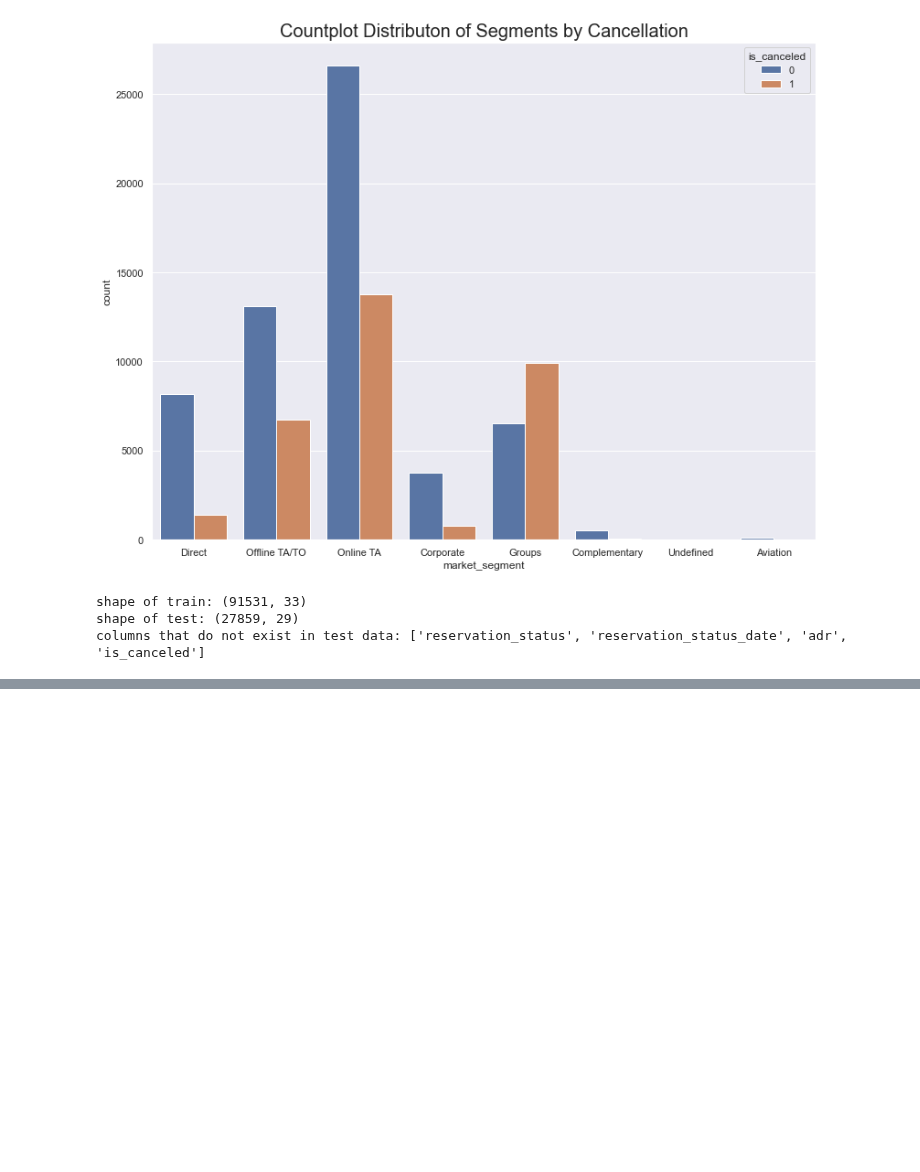
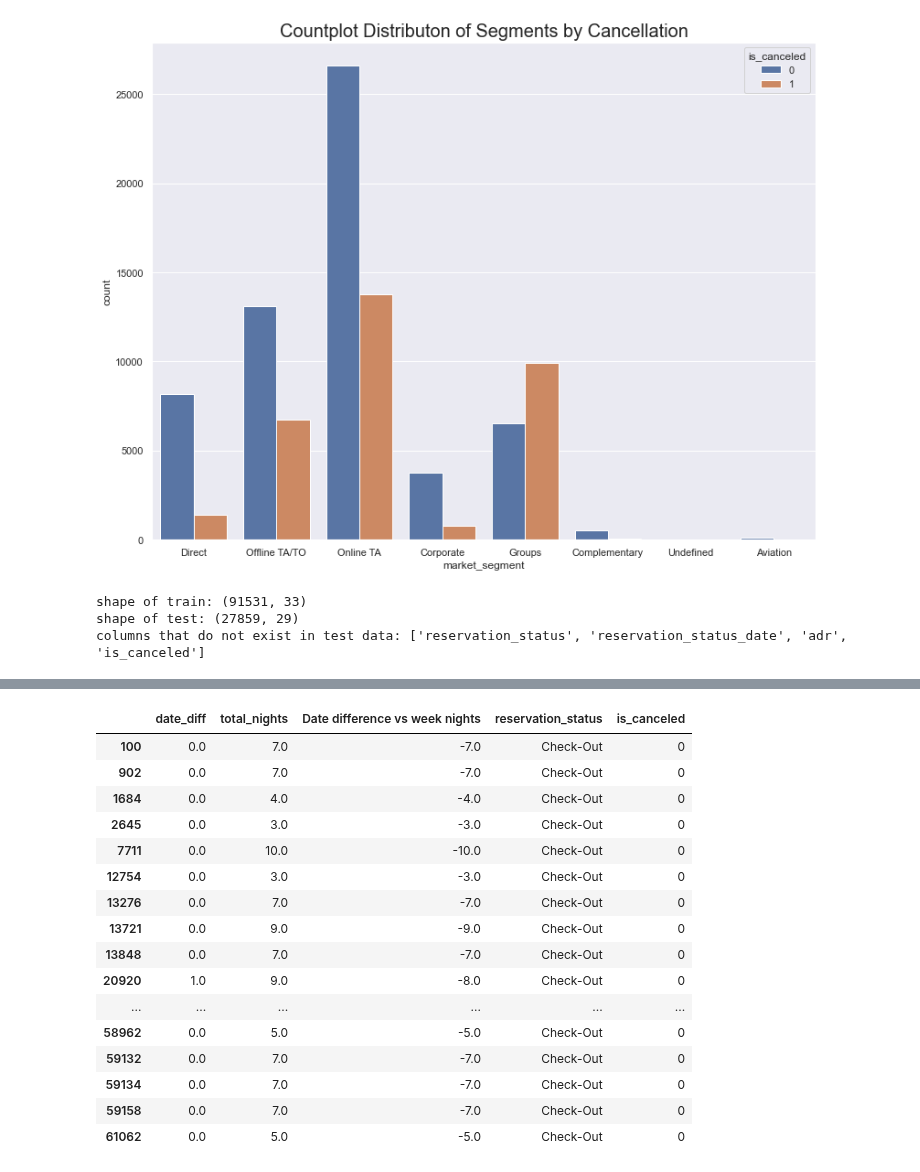
Before and after one commit to tychenNTU/MLTech_final_project, a Jupyter notebook: data.ipynb, the cells around one changed output, grey strips where cells are left out. Saved outputs shown, nothing was run; the diff lists cells and outputs as text; code cells hidden in the pictures; blank space fills up the shorter version.

```diff
--- a/data.ipynb
+++ b/data.ipynb
@@ -83,0 +149,21 @@ columns that do not exist in test data: ['reservation_status', 'reservation_stat
+# %%
+tmp = data[data['Date difference vs week nights'] != 0]
+tmp[['date_diff', 'total_nights', 'Date difference vs week nights', 'reservation_status', 'is_canceled']]
+# %% [output]
+|  | date_diff | total_nights | Date difference vs week nights | reservation_status | is_canceled |
+| 100 | 0.0 | 7.0 | -7.0 | Check-Out | 0 |
+| 902 | 0.0 | 7.0 | -7.0 | Check-Out | 0 |
+| 1684 | 0.0 | 4.0 | -4.0 | Check-Out | 0 |
+| 2645 | 0.0 | 3.0 | -3.0 | Check-Out | 0 |
+| 7711 | 0.0 | 10.0 | -10.0 | Check-Out | 0 |
+| 12754 | 0.0 | 3.0 | -3.0 | Check-Out | 0 |
+| 13276 | 0.0 | 7.0 | -7.0 | Check-Out | 0 |
+| 13721 | 0.0 | 9.0 | -9.0 | Check-Out | 0 |
+| 13848 | 0.0 | 7.0 | -7.0 | Check-Out | 0 |
+| 20920 | 1.0 | 9.0 | -8.0 | Check-Out | 0 |
+| ... | ... | ... | ... | ... | ... |
+| 58962 | 0.0 | 5.0 | -5.0 | Check-Out | 0 |
+| 59132 | 0.0 | 7.0 | -7.0 | Check-Out | 0 |
+| 59134 | 0.0 | 7.0 | -7.0 | Check-Out | 0 |
+| 59158 | 0.0 | 7.0 | -7.0 | Check-Out | 0 |
+| 61062 | 0.0 | 5.0 | -5.0 | Check-Out | 0 |
```
Also changed, not shown: parts of 12 cells of this notebook.
